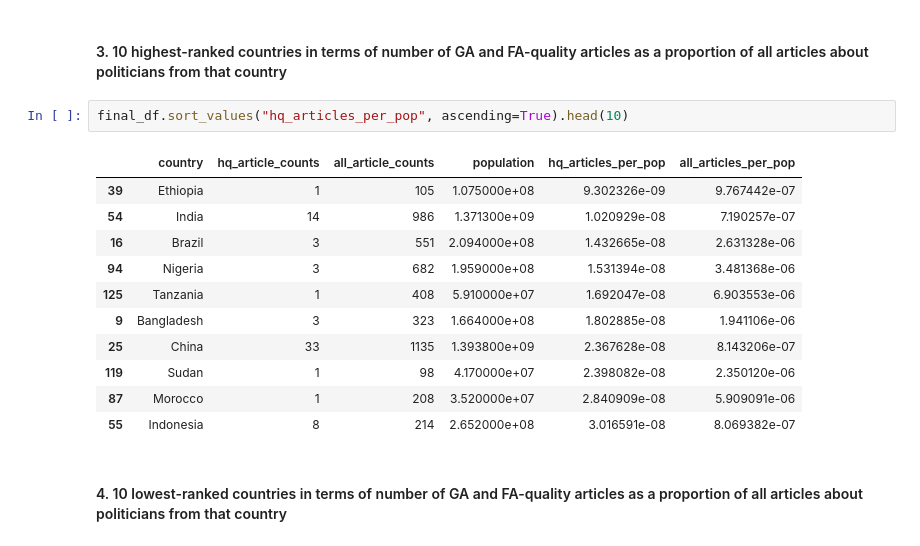
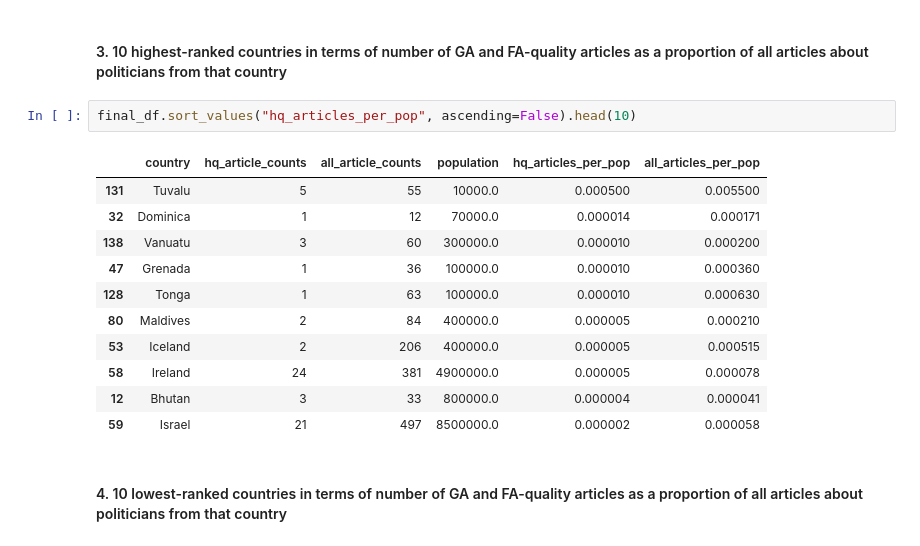
Before and after one commit to havanagrawal/data-512-a2, a Jupyter notebook: hcds-a2-bias.ipynb, the cells around one changed output. Cells and saved outputs as stored; diff of their text form.

```diff
--- a/hcds-a2-bias.ipynb
+++ b/hcds-a2-bias.ipynb
@@ -240,19 +240,19 @@ final_df.sort_values("all_articles_per_pop", ascending=True).head(10)
 # %% [markdown]
 #### 3. 10 highest-ranked countries in terms of number of GA and FA-quality articles as a proportion of all articles about politicians from that country
 # %%
-final_df.sort_values("hq_articles_per_pop", ascending=True).head(10)
+final_df.sort_values("hq_articles_per_pop", ascending=False).head(10)
 # %% [output]
 |  | country | hq_article_counts | all_article_counts | population | hq_articles_per_pop | all_articles_per_pop |
-| 39 | Ethiopia | 1 | 105 | 1.075000e+08 | 9.302326e-09 | 9.767442e-07 |
-| 54 | India | 14 | 986 | 1.371300e+09 | 1.020929e-08 | 7.190257e-07 |
-| 16 | Brazil | 3 | 551 | 2.094000e+08 | 1.432665e-08 | 2.631328e-06 |
-| 94 | Nigeria | 3 | 682 | 1.959000e+08 | 1.531394e-08 | 3.481368e-06 |
-| 125 | Tanzania | 1 | 408 | 5.910000e+07 | 1.692047e-08 | 6.903553e-06 |
-| 9 | Bangladesh | 3 | 323 | 1.664000e+08 | 1.802885e-08 | 1.941106e-06 |
-| 25 | China | 33 | 1135 | 1.393800e+09 | 2.367628e-08 | 8.143206e-07 |
-| 119 | Sudan | 1 | 98 | 4.170000e+07 | 2.398082e-08 | 2.350120e-06 |
-| 87 | Morocco | 1 | 208 | 3.520000e+07 | 2.840909e-08 | 5.909091e-06 |
-| 55 | Indonesia | 8 | 214 | 2.652000e+08 | 3.016591e-08 | 8.069382e-07 |
+| 131 | Tuvalu | 5 | 55 | 10000.0 | 0.000500 | 0.005500 |
+| 32 | Dominica | 1 | 12 | 70000.0 | 0.000014 | 0.000171 |
+| 138 | Vanuatu | 3 | 60 | 300000.0 | 0.000010 | 0.000200 |
+| 47 | Grenada | 1 | 36 | 100000.0 | 0.000010 | 0.000360 |
+| 128 | Tonga | 1 | 63 | 100000.0 | 0.000010 | 0.000630 |
+| 80 | Maldives | 2 | 84 | 400000.0 | 0.000005 | 0.000210 |
+| 53 | Iceland | 2 | 206 | 400000.0 | 0.000005 | 0.000515 |
+| 58 | Ireland | 24 | 381 | 4900000.0 | 0.000005 | 0.000078 |
+| 12 | Bhutan | 3 | 33 | 800000.0 | 0.000004 | 0.000041 |
+| 59 | Israel | 21 | 497 | 8500000.0 | 0.000002 | 0.000058 |
 # %% [markdown]
 #### 4. 10 lowest-ranked countries in terms of number of GA and FA-quality articles as a proportion of all articles about politicians from that country
 # %%
```
